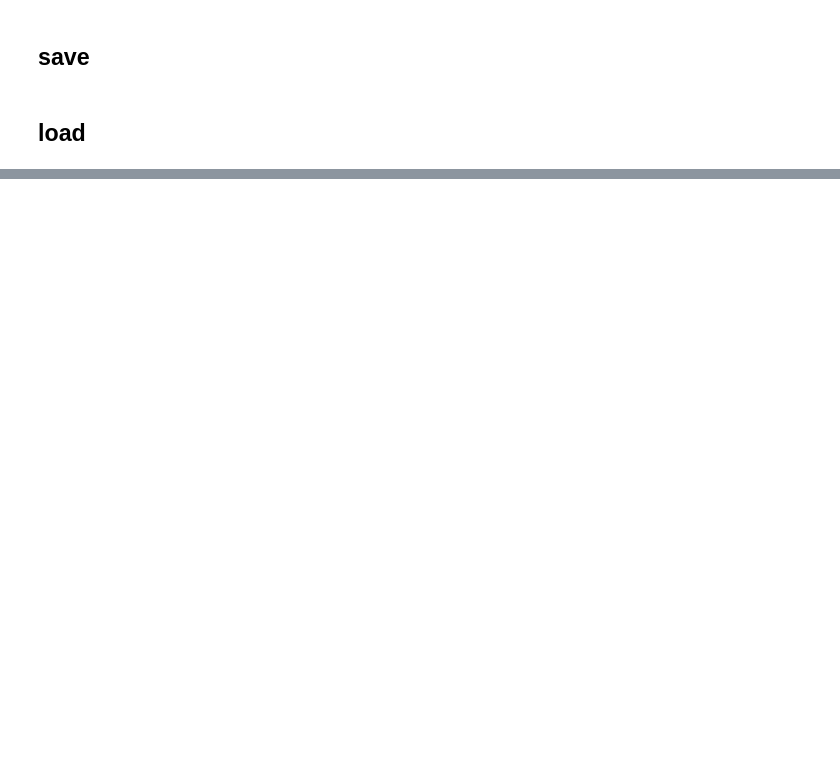
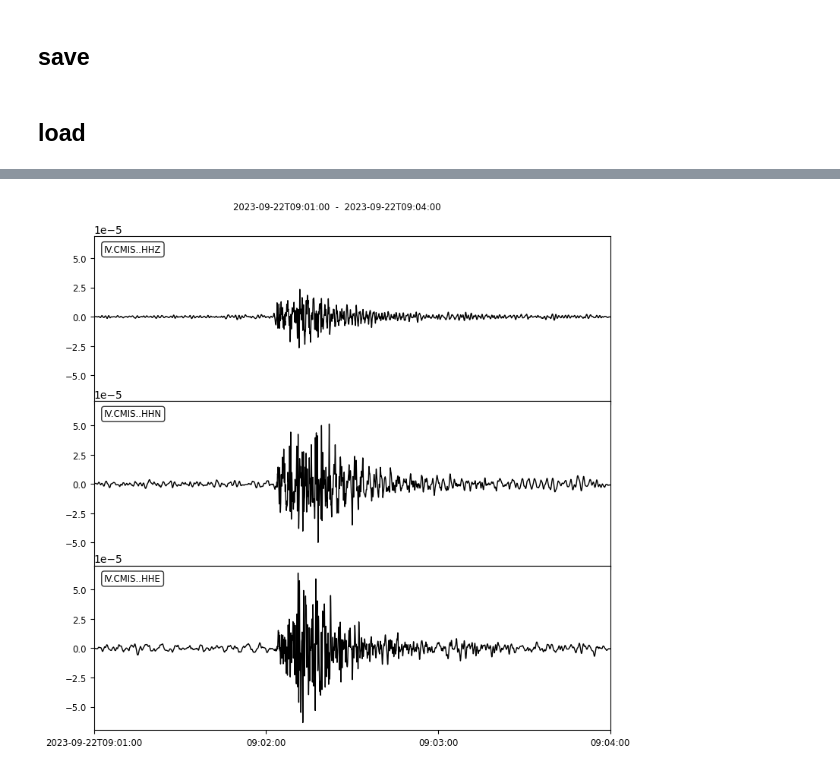
Before and after one commit to giacomorapagnani/seis, a Jupyter notebook: cat_comparison.ipynb, the cells around one changed output, grey strips where cells are left out. Saved outputs shown, nothing was run; the diff lists cells and outputs as text; code cells hidden in the pictures; blank space fills up the shorter version.

```diff
--- a/cat_comparison.ipynb
+++ b/cat_comparison.ipynb
@@ -120,0 +143,4 @@ for ev in catalogues:
+# %%
+st.plot();
+# %% [output]
+[figure, added]
```
Also changed, not shown: parts of 9 cells of this notebook, 2 other files.
